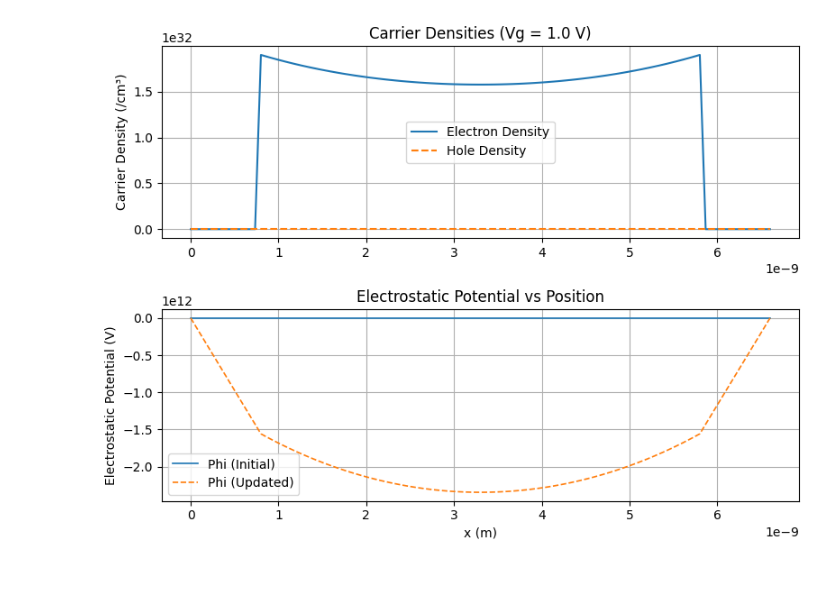
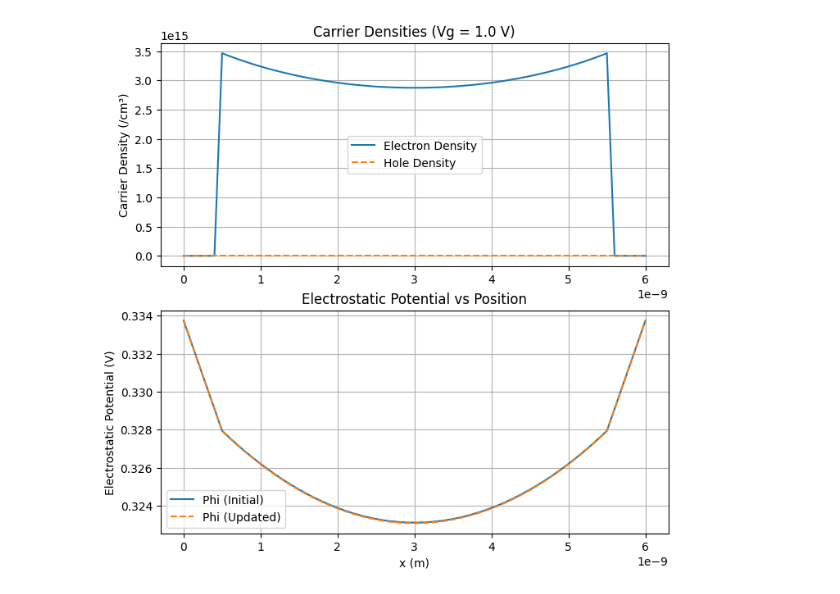
Before and after one commit to Shinchul-Park/Physics_mosfet_Hong, a Jupyter notebook: 06_Gate potential.ipynb, the cells around one changed output. Cells and saved outputs as stored; diff of their text form; code cells hidden in the pictures.

```diff
--- a/06_Gate potential.ipynb
+++ b/06_Gate potential.ipynb
@@ -113,23 +133,26 @@ $$
 import numpy as np
 import matplotlib.pyplot as plt
 
-# Constants
-q = 1.602e-19
-width = 5e-9
-tox = 0.8e-9
-N = 100
-dx = (width + 2 * tox) / (N - 1)
-interface1 = round(tox / dx)
-interface2 = round((tox + width) / dx)
-Na = 1e24
-e_si = 11.7
-e_ox = 3.9
-e0 = 8.854e-12
+#### Variable ####
+t1 = 0.5e-9  # Oxide thickness, m
+t2 = 5e-9  # Silicon thickness, m
+N = 61
+Na = 1e18*1e6 # Doping concentration, 1/m^3
+
+# constant
+q = 1.602e-19  # Elementary charge, C
+a = 2*t1+t2
+dx = a / (N - 1)  # delta x, m
+interface1 = round(t1 / dx)
+interface2 = round((t1 + t2) / dx)
+e1 = 3.9   # Relative permittivity of oxide
+e2 = 11.7  # Relative permittivity of silicon
+e0 = 8.854e-12  # Vacuum permittivity, F/m
 coeff = dx * dx * q / e0
 nint = 1.075e16
 T = 300
 k_B = 1.380662e-23
-thermal = k_B * T / q
+kT = k_B * T / q
 
 # Arrays
 eDensity = np.zeros((N, 11))
@@ -138,7 +161,7 @@ phi = np.zeros((N, 11))
 phi_update = np.zeros((N, 11))
 
 # Matrix builder function
-def build_matrix(N, interface1, interface2, e_si, e_ox, coeff, Na, eDensity_col, Vg):
+def build_matrix(N, interface1, interface2, e2, e1, coeff, Na, eDensity_col, Vg):
     A = np.zeros((N, N))
     b = np.zeros(N)
 
@@ -147,70 +170,64 @@ def build_matrix(N, interface1, interface2, e_si, e_ox, coeff, Na, eDensity_col,
             A[ii, ii] = 1
             b[ii] = 0.33374 + Vg
         elif interface1 < ii < interface2:
-            A[ii, ii - 1] = e_si
-            A[ii, ii] = -2 * e_si
-            A[ii, ii + 1] = e_si
+            A[ii, ii - 1] = e2; A[ii, ii] = -2 * e2; A[ii, ii + 1] = e2
             b[ii] = coeff * (Na + eDensity_col[ii])
         elif ii < interface1 or ii > interface2:
-            A[ii, ii - 1] = e_ox
-            A[ii, ii] = -2 * e_ox
-            A[ii, ii + 1] = e_ox
+            A[ii, ii - 1] = e1; A[ii, ii] = -2 * e1; A[ii, ii + 1] = e1
             b[ii] = 0
         elif ii == interface1:
-            A[ii, ii - 1] = e_ox
-            A[ii, ii] = -e_ox - e_si
-            A[ii, ii + 1] = e_si
+            A[ii, ii - 1] = e1; A[ii, ii] = -e1 - e2; A[ii, ii + 1] = e2
             b[ii] = coeff * (Na + eDensity_col[ii]) / 2
         elif ii == interface2:
-            A[ii, ii - 1] = e_si
-            A[ii, ii] = -e_ox - e_si
-            A[ii, ii + 1] = e_ox
+            A[ii, ii - 1] = e2; A[ii, ii] = -e1 - e2; A[ii, ii + 1] = e1
             b[ii] = coeff * (Na + eDensity_col[ii]) / 2
 
     return A, b
 
 # Main simulation loop
 for iVg in range(11):
     Vg = iVg * 0.1
     eDensity_col = np.zeros(N)
-    A, b = build_matrix(N, interface1, interface2, e_si, e_ox, coeff, Na, eDensity_col, Vg)
+    A, b = build_matrix(N, interface1, interface2, e2, e1, coeff, Na, eDensity_col, Vg)
     phi[:, iVg] = np.linalg.solve(A, b)
 
     for ii in range(N):
         if interface1 <= ii <= interface2:
-            eDensity[ii, iVg] = nint * np.exp(+phi[ii, iVg] / thermal)
-            hDensity[ii, iVg] = nint * np.exp(-phi[ii, iVg] / thermal)
+            eDensity[ii, iVg] = nint * np.exp(+phi[ii, iVg] / kT)
+            hDensity[ii, iVg] = nint * np.exp(-phi[ii, iVg] / kT)
 
-    A, b = build_matrix(N, interface1, interface2, e_si, e_ox, coeff, Na, eDensity[:, iVg], Vg)
+    A, b = build_matrix(N, interface1, interface2, e2, e1, coeff, Na, eDensity[:, iVg], Vg)
     phi_update[:, iVg] = np.linalg.solve(A, b)
 
 # Convert to cm^-3
 eDensity /= 1e6
 hDensity /= 1e6
 
-x = np.linspace(0, width + 2 * tox, N)
+x = np.linspace(0, a, N)
 
 # Plot Electron and Hole Densities
-plt.figure(figsize=(8, 6))
-plt.subplot(2, 1, 1)
-plt.plot(x, eDensity[:, -1], label='Electron Density') # 모든 행, 마지막 열, Python에서는 인덱스 -1이 마지막을 뜻해요.
-plt.plot(x, hDensity[:, -1], '--', label='Hole Density')
-plt.ylabel('Carrier Density (/cm³)')
-plt.title('Carrier Densities (Vg = 1.0 V)')
-plt.grid(True)
-plt.legend()
+plt.figure(figsize=(8, 12))
+plt.subplot(3, 1, 1)
+plt.plot(x, eDensity[:, 0], label='Electron Density') # 모든 행, 마지막 열, Python에서는 인덱스 -1이 마지막을 뜻해요.# plt.plot, eDensiy[:,-1], Vg=1V를 넣어보자
+plt.plot(x, hDensity[:, 0], '--', label='Hole Density')
+plt.ylabel('Carrier Density (/cm³)'), plt.title('Carrier Densities (Vg = 1.0 V)')
+plt.grid(True), plt.legend()
 
 # Plot Phi
-plt.subplot(2, 1, 2)
-plt.plot(x, phi[:, -1], label='Phi (Initial)', linewidth=1.2)
-plt.plot(x, phi_update[:, -1], '--', label='Phi (Updated)', linewidth=1.2)
-plt.xlabel('x (m)')
-plt.ylabel('Electrostatic Potential (V)')
-plt.title('Electrostatic Potential vs Position')
-plt.grid(True)
-plt.legend()
+plt.subplot(3, 1, 2)
+plt.plot(x, phi[:, 0], label='Phi (Initial)')
+plt.plot(x, phi_update[:, 0], '--', label='Phi (Updated)')
+plt.xlabel('x (m)'), plt.ylabel('Electrostatic Potential (V)'), plt.title('Electrostatic Potential vs Position')
+plt.grid(True), plt.legend()
+
+plt.figure(figsize=(7, 6))
+for i in range(0, 11, 1):  # Plot every 0.2V step for clarity
+    plt.plot(x, phi[:, i], label=f'Vgs = {i*0.1:.1f} V')
+
+plt.xlabel('Position (nm)'), plt.ylabel('Electrostatic Potential (V)'), plt.title('Electrostatic Potential vs. Position')
+plt.legend(), plt.grid(True)
 
 plt.tight_layout()
 plt.show()
 # %% [output]
-[figure, old version]
+[figure, new version]
```
Also changed, not shown: parts of 6 cells of this notebook, 5 other files.
